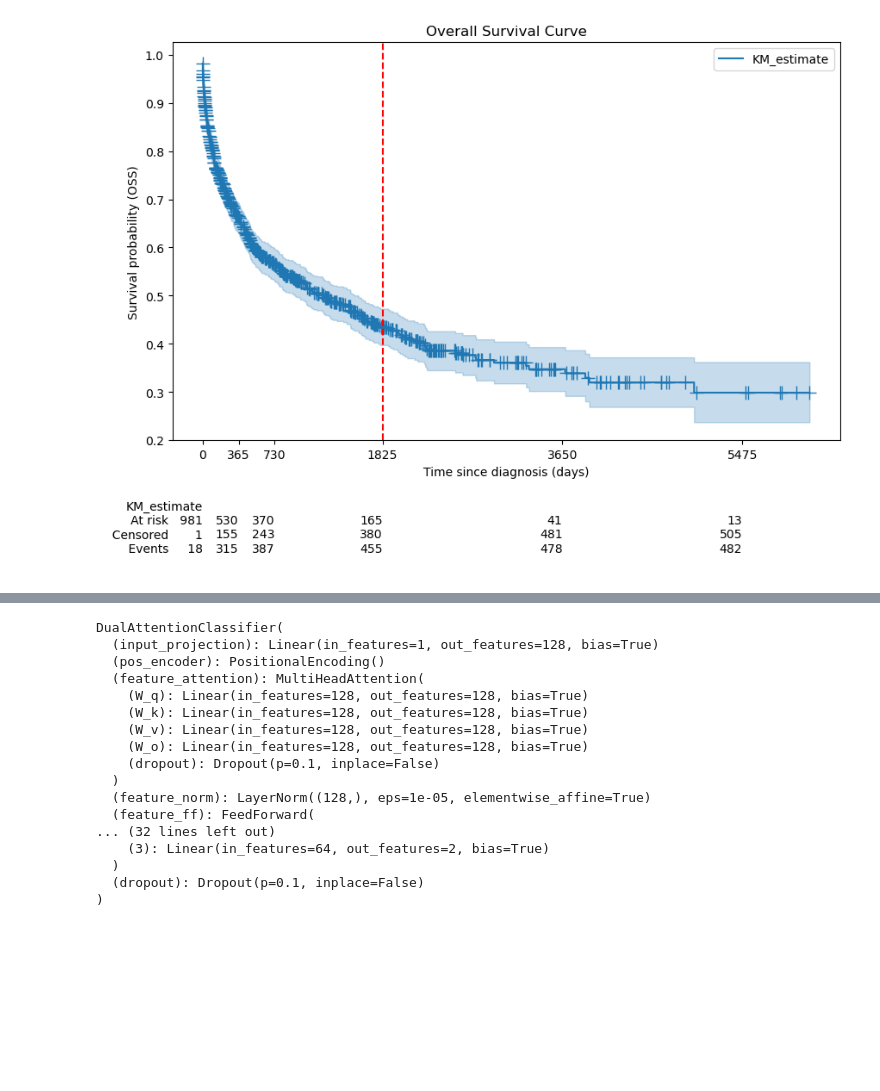
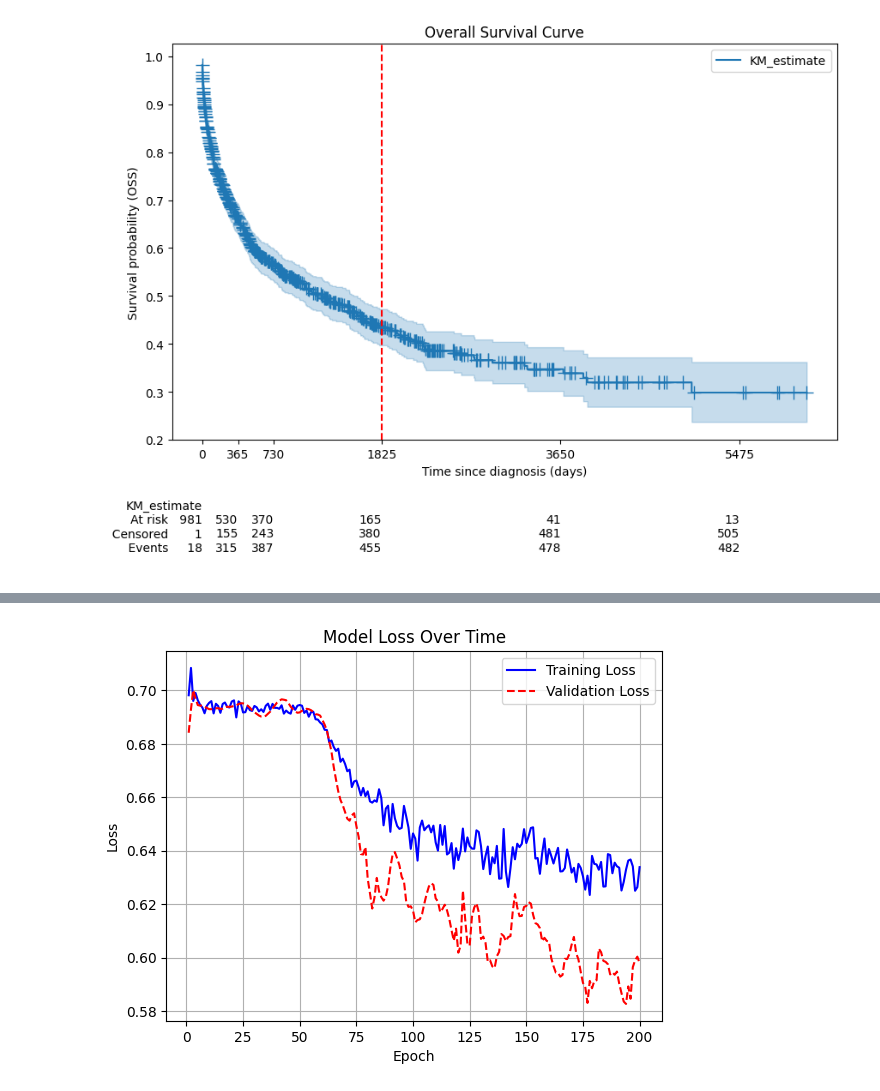
Before and after one commit to eric-fey-hus/ukko, a Jupyter notebook: Example_AML_test.ipynb, the cells around one changed output, grey strips where cells are left out. Cells and saved outputs as stored; diff of their text form; code cells hidden in the pictures; blank space fills up the shorter version.

```diff
--- a/Example_AML_test.ipynb
+++ b/Example_AML_test.ipynb
@@ -539,23 +555,12 @@ Epoch   5/5, Train Loss: 0.6767, Val Loss: 0.6476
 # %%
-model
+# Visualize training
+ukko.core.plot_training_curves(
+    train_losses = history['train_loss'],
+    val_losses   = history['val_loss'],
+    figsize=(15, 5),
+)
 # %% [output]
-DualAttentionClassifier(
-  (input_projection): Linear(in_features=1, out_features=128, bias=True)
-  (pos_encoder): PositionalEncoding()
-  (feature_attention): MultiHeadAttention(
-    (W_q): Linear(in_features=128, out_features=128, bias=True)
-    (W_k): Linear(in_features=128, out_features=128, bias=True)
-    (W_v): Linear(in_features=128, out_features=128, bias=True)
-    (W_o): Linear(in_features=128, out_features=128, bias=True)
-    (dropout): Dropout(p=0.1, inplace=False)
-  )
-  (feature_norm): LayerNorm((128,), eps=1e-05, elementwise_affine=True)
-  (feature_ff): FeedForward(
-... (32 lines left out)
-    (3): Linear(in_features=64, out_features=2, bias=True)
-  )
-  (dropout): Dropout(p=0.1, inplace=False)
-)
+[figure, added]
 # %%
 import seaborn as sns
 from sklearn.metrics import confusion_matrix, classification_report
```
Also changed, not shown: parts of 5 cells of this notebook, 1 other file.
